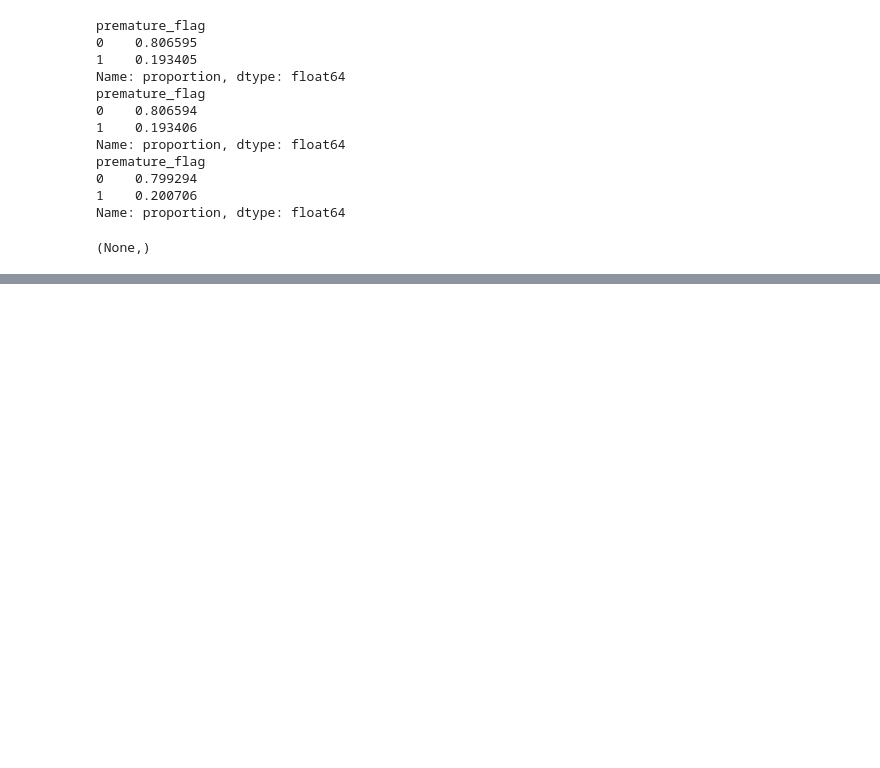
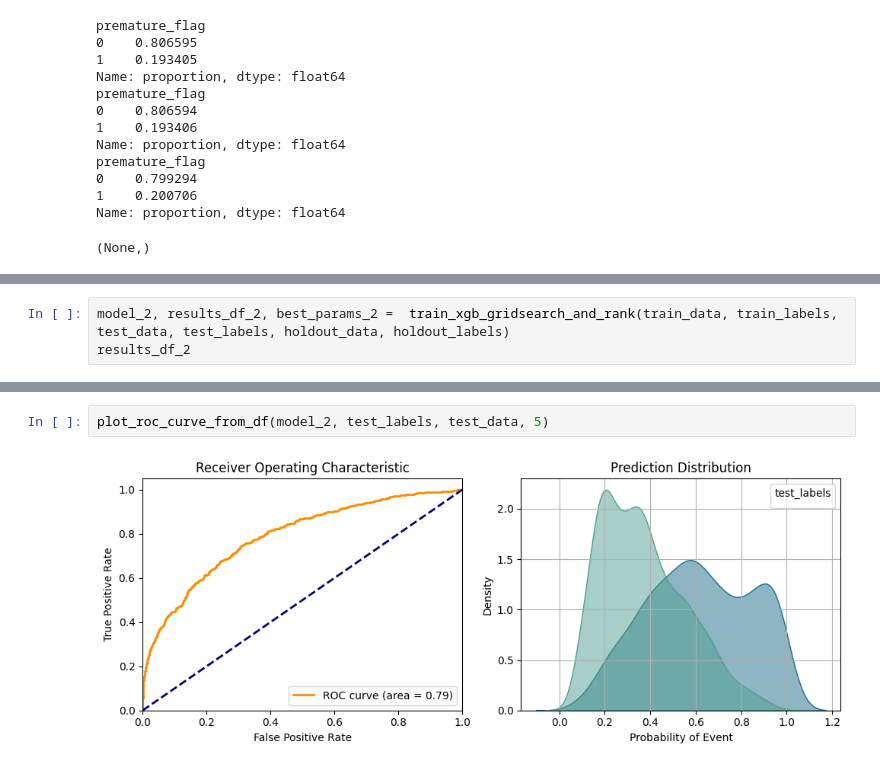
Before and after one commit to LinoMejiaDC/Machine-Leaarning-premature-births, a Jupyter notebook: Premature_model/notebooks/05_Modeling.ipynb, the cells around one changed output, grey strips where cells are left out. Drawn from its saved outputs; the diff is of its cells as text; blank space fills up the shorter version.

```diff
--- a/Premature_model/notebooks/05_Modeling.ipynb
+++ b/Premature_model/notebooks/05_Modeling.ipynb
@@ -1002,0 +1239,3 @@ plot_roc_curve_from_df(model_1, test_labels, test_data, 5)
+# %%
+model_2, results_df_2, best_params_2 =  train_xgb_gridsearch_and_rank(train_data, train_labels, test_data, test_labels, holdout_data, holdout_labels)
+results_df_2
@@ -1002,0 +1263,4 @@ plot_roc_curve_from_df(model_1, test_labels, test_data, 5)
+# %%
+plot_roc_curve_from_df(model_2, test_labels, test_data, 5)
+# %% [output]
+[figure, added]
```
Also changed, not shown: parts of 37 cells of this notebook, 2 other files.
